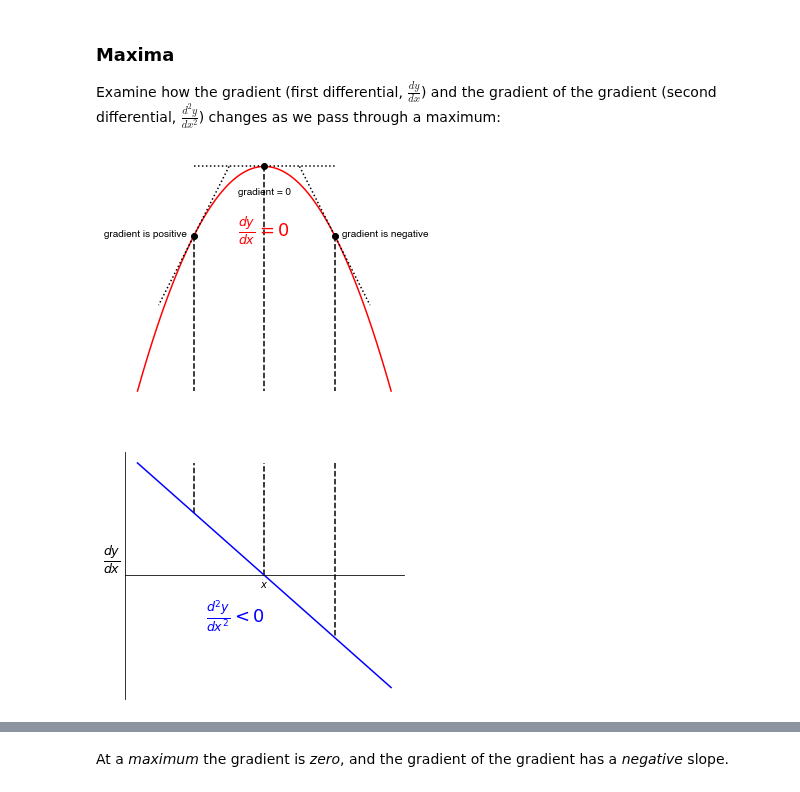
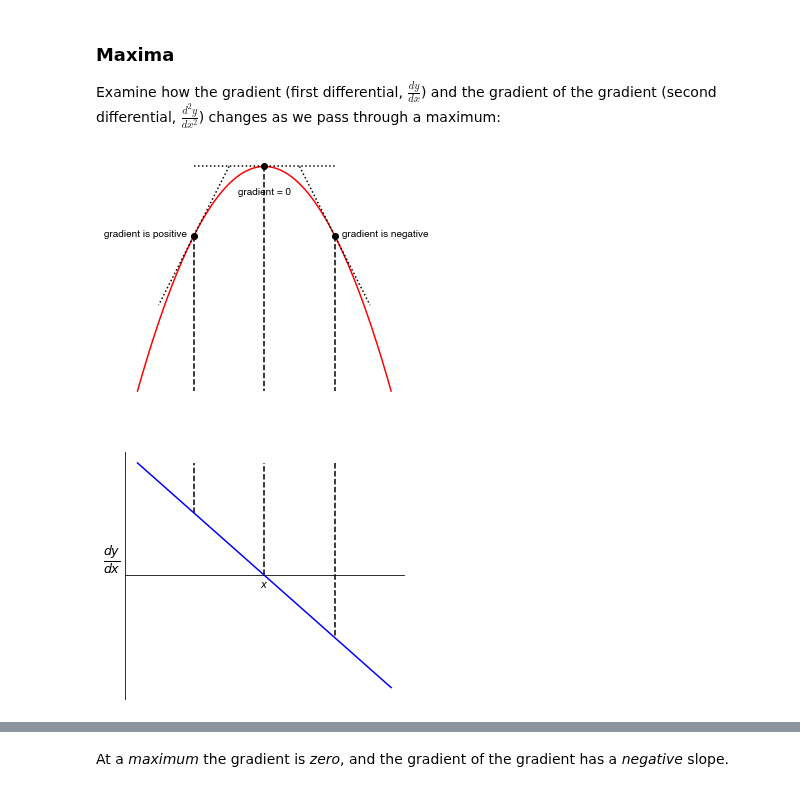
Before and after one commit to philipwfowler/quantitative_biochemistry, a Jupyter notebook: lectures/L03 - Introducing Calculus.ipynb, the cells around one changed output, grey strips where cells are left out. Cells and saved outputs as stored; diff of their text form; code cells hidden in the pictures.

```diff
--- a/lectures/L03 - Introducing Calculus.ipynb
+++ b/lectures/L03 - Introducing Calculus.ipynb
@@ -614,36 +614,36 @@ axis[0].plot((0.5,1.5),(0,-2),'k:')
 axis[0].plot(-1,-1,'ko')
 axis[0].annotate('gradient is positive',xy=(-1.1,-1),c='k',ha='right')
 axis[0].plot((-0.5,-1.5),(0,-2),'k:')
 
-axis[0].annotate('$\\frac{dy}{dx} = 0$',xy=(0,-1),ha='center',fontsize=18,c='r')
+# axis[0].annotate('$\\frac{dy}{dx} = 0$',xy=(0,-1),ha='center',fontsize=18,c='r')
 
 axis[0].plot((0,0),(0,-3.24),'k--')
 axis[1].plot((0,0),(0,3.6),'k--')
 
 axis[0].plot((-1,-1),(-1,-3.24),'k--')
 axis[1].plot((-1,-1),(2,3.6),'k--')
 
 axis[0].plot((1,1),(-1,-3.24),'k--')
 axis[1].plot((1,1),(3.6,-2),'k--')
 
 
 dydx=-2*x
 # axis[1].spines['left'].set_position('zero')
 axis[1].spines['right'].set_color('none')
 axis[1].spines['bottom'].set_position('zero')
 axis[1].spines['top'].set_color('none')
 axis[1].set_xlabel('$x$')
 axis[1].set_ylabel('$\\frac{dy}{dx}$',rotation=0,fontsize=18,ha='right')
 axis[1].tick_params(axis='both',which='both',bottom=False,top=False,labelbottom=False,labelleft=False,left=False)
 axis[1].tick_params(axis='y',which='both',bottom=False,top=False,labelbottom=False)
-axis[1].annotate('$\\frac{d^2y}{dx^2} < 0$',xy=(0,-1.5),ha='right',fontsize=18,c='b')
+# axis[1].annotate('$\\frac{d^2y}{dx^2} < 0$',xy=(0,-1.5),ha='right',fontsize=18,c='b')
 axis[1].plot(x, dydx,'b-')
 
 plt.show()
 
 code_toggle()
 # %% [output]
-[figure, old version]
+[figure, new version]
 [interactive output not drawn]
 # %% [markdown]
 At a *maximum* the gradient is *zero*, and the gradient of the gradient has a *negative* slope.
```
Also changed, not shown: parts of 3 cells of this notebook, 9 other files.
